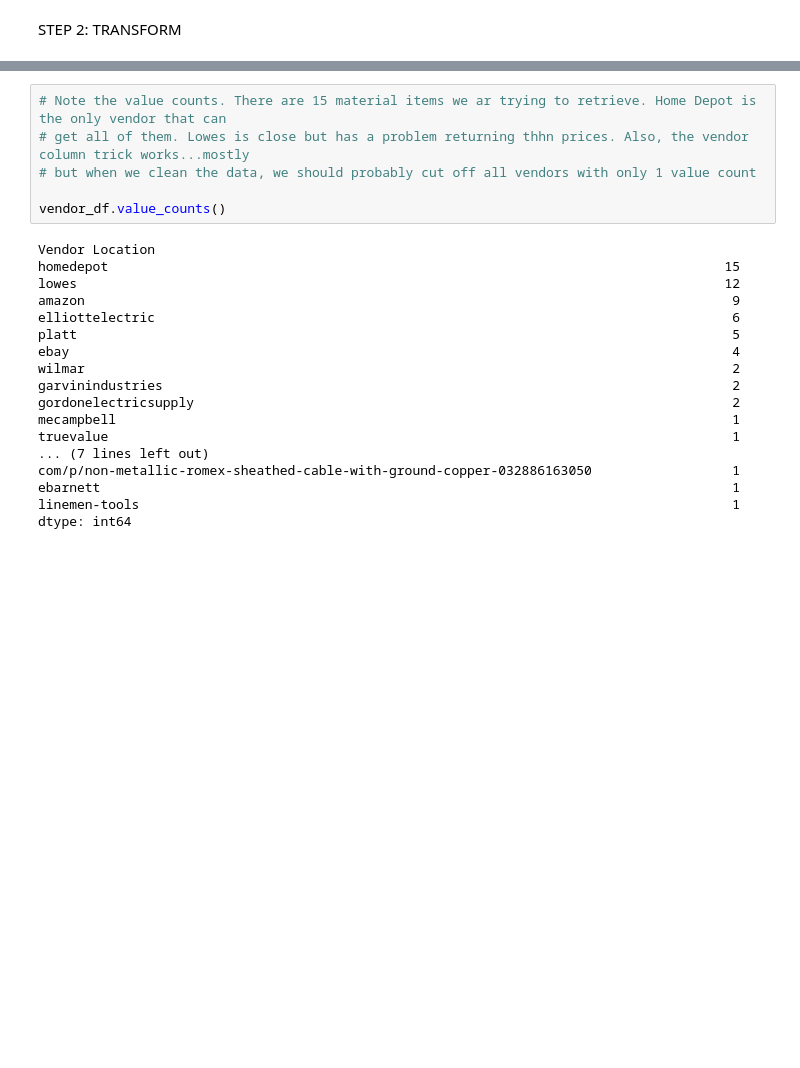
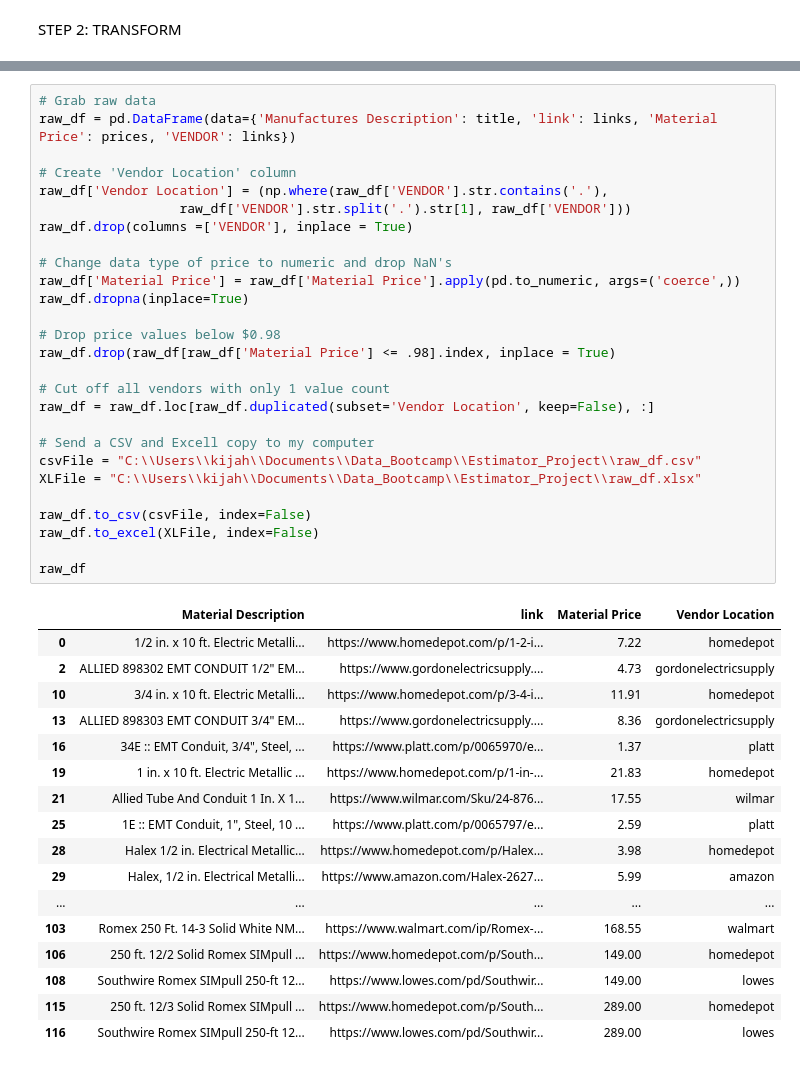
Before and after one commit to thegreatkeej/Estimator_Project, a Jupyter notebook: Resources/Multi-Vendor_grab.ipynb, the cells around one changed output, grey strips where cells are left out. Saved outputs shown, nothing was run; the diff lists cells and outputs as text; blank space fills up the shorter version.

```diff
--- a/Resources/Multi-Vendor_grab.ipynb
+++ b/Resources/Multi-Vendor_grab.ipynb
@@ -217,24 +156,45 @@ vendor_df
-# %%
-# Note the value counts. There are 15 material items we ar trying to retrieve. Home Depot is the only vendor that can
-# get all of them. Lowes is close but has a problem returning thhn prices. Also, the vendor column trick works...mostly
-# but when we clean the data, we should probably cut off all vendors with only 1 value count
-
-vendor_df.value_counts()
-# %% [output]
-Vendor Location
-homedepot                                                                               15
-lowes                                                                                   12
-amazon                                                                                   9
-elliottelectric                                                                          6
-platt                                                                                    5
-ebay                                                                                     4
-wilmar                                                                                   2
-garvinindustries                                                                         2
-gordonelectricsupply                                                                     2
-mecampbell                                                                               1
-truevalue                                                                                1
-... (7 lines left out)
-com/p/non-metallic-romex-sheathed-cable-with-ground-copper-032886163050                  1
-ebarnett                                                                                 1
-linemen-tools                                                                            1
-dtype: int64
+# %%
+# Grab raw data
+raw_df = pd.DataFrame(data={'Manufactures Description': title, 'link': links, 'Material Price': prices, 'VENDOR': links})
+
+# Create 'Vendor Location' column
+raw_df['Vendor Location'] = (np.where(raw_df['VENDOR'].str.contains('.'),
+                  raw_df['VENDOR'].str.split('.').str[1], raw_df['VENDOR']))
+raw_df.drop(columns =['VENDOR'], inplace = True)
+
+# Change data type of price to numeric and drop NaN's
+raw_df['Material Price'] = raw_df['Material Price'].apply(pd.to_numeric, args=('coerce',))
+raw_df.dropna(inplace=True)
+
+# Drop price values below $0.98
+raw_df.drop(raw_df[raw_df['Material Price'] <= .98].index, inplace = True)
+
+# Cut off all vendors with only 1 value count
+raw_df = raw_df.loc[raw_df.duplicated(subset='Vendor Location', keep=False), :]
+
+# Send a CSV and Excell copy to my computer
+csvFile = "C:\\Users\\kijah\\Documents\\Data_Bootcamp\\Estimator_Project\\raw_df.csv"
+XLFile = "C:\\Users\\kijah\\Documents\\Data_Bootcamp\\Estimator_Project\\raw_df.xlsx"
+
+raw_df.to_csv(csvFile, index=False)
+raw_df.to_excel(XLFile, index=False)
+
+raw_df
+# %% [output]
+|  | Material Description | link | Material Price | Vendor Location |
+| 0 | 1/2 in. x 10 ft. Electric Metalli... | https://www.homedepot.com/p/1-2-i... | 7.22 | homedepot |
+| 2 | ALLIED 898302 EMT CONDUIT 1/2" EM... | https://www.gordonelectricsupply.... | 4.73 | gordonelectricsupply |
+| 10 | 3/4 in. x 10 ft. Electric Metalli... | https://www.homedepot.com/p/3-4-i... | 11.91 | homedepot |
+| 13 | ALLIED 898303 EMT CONDUIT 3/4" EM... | https://www.gordonelectricsupply.... | 8.36 | gordonelectricsupply |
+| 16 | 34E :: EMT Conduit, 3/4", Steel, ... | https://www.platt.com/p/0065970/e... | 1.37 | platt |
+| 19 | 1 in. x 10 ft. Electric Metallic ... | https://www.homedepot.com/p/1-in-... | 21.83 | homedepot |
+| 21 | Allied Tube And Conduit 1 In. X 1... | https://www.wilmar.com/Sku/24-876... | 17.55 | wilmar |
+| 25 | 1E :: EMT Conduit, 1", Steel, 10 ... | https://www.platt.com/p/0065797/e... | 2.59 | platt |
+| 28 | Halex 1/2 in. Electrical Metallic... | https://www.homedepot.com/p/Halex... | 3.98 | homedepot |
+| 29 | Halex, 1/2 in. Electrical Metalli... | https://www.amazon.com/Halex-2627... | 5.99 | amazon |
+| ... | ... | ... | ... | ... |
+| 103 | Romex 250 Ft. 14-3 Solid White NM... | https://www.walmart.com/ip/Romex-... | 168.55 | walmart |
+| 106 | 250 ft. 12/2 Solid Romex SIMpull ... | https://www.homedepot.com/p/South... | 149.00 | homedepot |
+| 108 | Southwire Romex SIMpull 250-ft 12... | https://www.lowes.com/pd/Southwir... | 149.00 | lowes |
+| 115 | 250 ft. 12/3 Solid Romex SIMpull ... | https://www.homedepot.com/p/South... | 289.00 | homedepot |
+| 116 | Southwire Romex SIMpull 250-ft 12... | https://www.lowes.com/pd/Southwir... | 289.00 | lowes |
```
Also changed, not shown: parts of 8 cells of this notebook, 13 other files.
